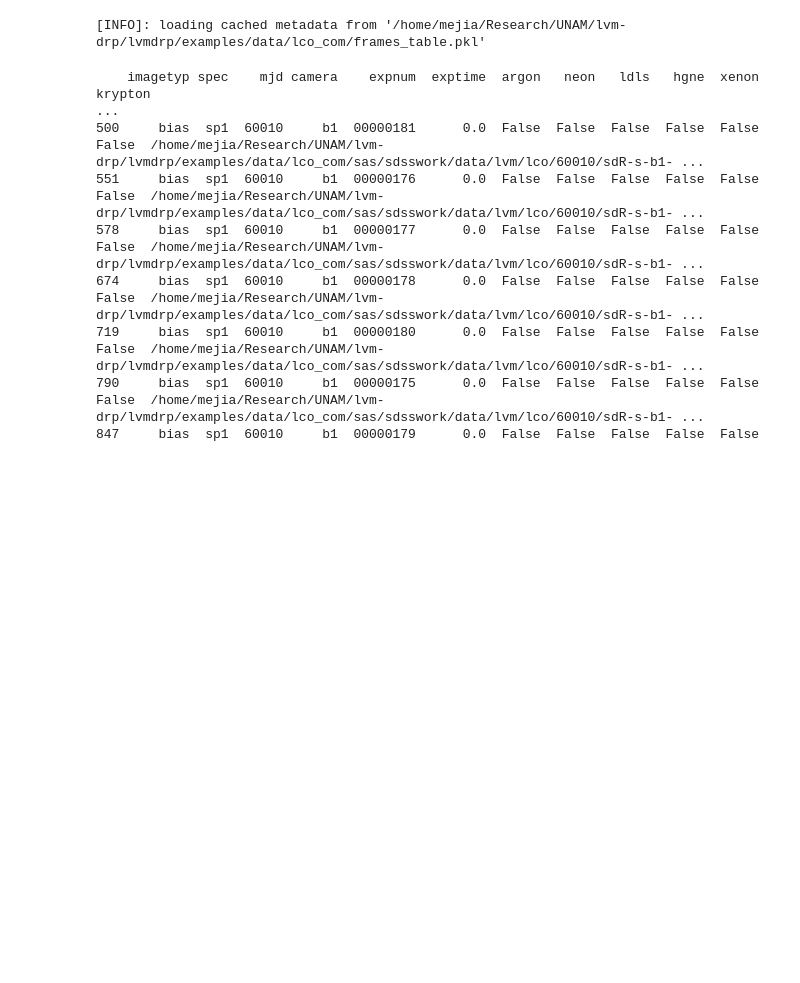
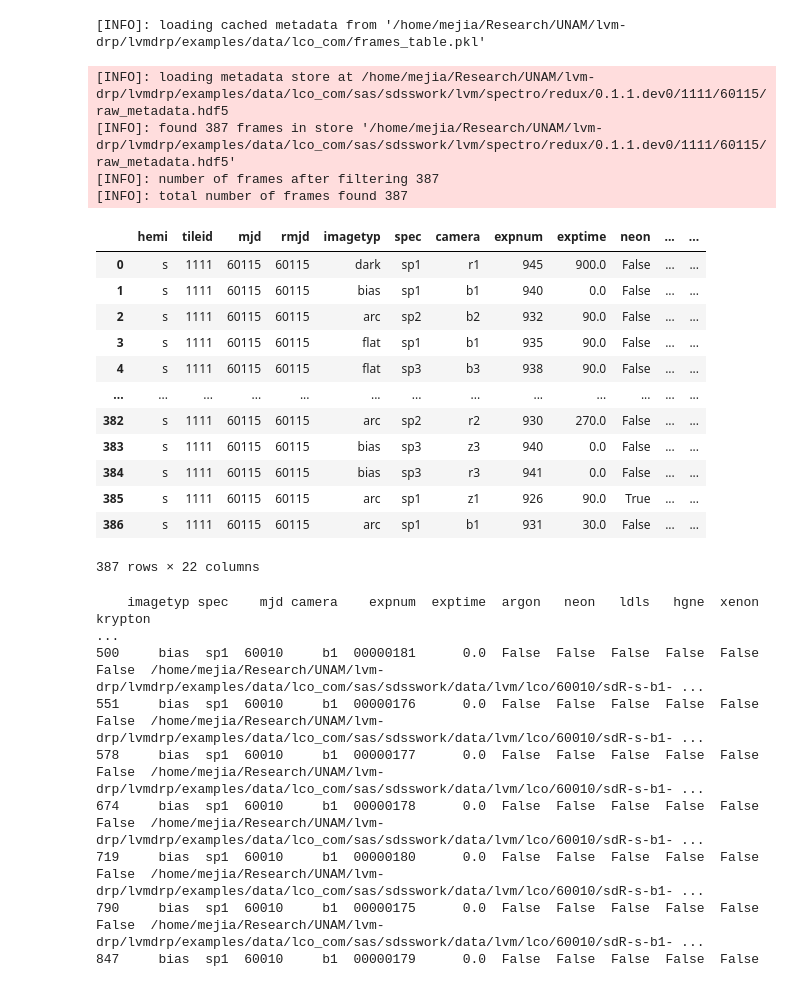
Before and after one commit to sdss/lvmdrp, a Jupyter notebook: examples/lco_com/detrending.ipynb, the cells around one changed output. Saved outputs shown, nothing was run; the diff lists cells and outputs as text; code cells hidden in the pictures; blank space fills up the shorter version.

```diff
--- a/examples/lco_com/detrending.ipynb
+++ b/examples/lco_com/detrending.ipynb
@@ -43,3 +45,24 @@ fix_lamps_metadata(metadata=frames_table, lamp_names="argon neon ldls hgne xenon
 # %% [output]
 [INFO]: loading cached metadata from '/home/mejia/Research/UNAM/lvm-drp/lvmdrp/examples/data/lco_com/frames_table.pkl'
+# %%
+frames_table = md.get_metadata(tileid="*", mjd=60115)
+frames_table
+# %% [output]
+[INFO]: loading metadata store at /home/mejia/Research/UNAM/lvm-drp/lvmdrp/examples/data/lco_com/sas/sdsswork/lvm/spectro/redux/0.1.1.dev0/1111/60115/raw_metadata.hdf5
+[INFO]: found 387 frames in store '/home/mejia/Research/UNAM/lvm-drp/lvmdrp/examples/data/lco_com/sas/sdsswork/lvm/spectro/redux/0.1.1.dev0/1111/60115/raw_metadata.hdf5'
+[INFO]: number of frames after filtering 387
+[INFO]: total number of frames found 387
+|  | hemi | tileid | mjd | rmjd | imagetyp | spec | camera | expnum | exptime | neon | ... | ... |
+| 0 | s | 1111 | 60115 | 60115 | dark | sp1 | r1 | 945 | 900.0 | False | ... | ... |
+| 1 | s | 1111 | 60115 | 60115 | bias | sp1 | b1 | 940 | 0.0 | False | ... | ... |
+| 2 | s | 1111 | 60115 | 60115 | arc | sp2 | b2 | 932 | 90.0 | False | ... | ... |
+| 3 | s | 1111 | 60115 | 60115 | flat | sp1 | b1 | 935 | 90.0 | False | ... | ... |
+| 4 | s | 1111 | 60115 | 60115 | flat | sp3 | b3 | 938 | 90.0 | False | ... | ... |
+| ... | ... | ... | ... | ... | ... | ... | ... | ... | ... | ... | ... | ... |
+| 382 | s | 1111 | 60115 | 60115 | arc | sp2 | r2 | 930 | 270.0 | False | ... | ... |
+| 383 | s | 1111 | 60115 | 60115 | bias | sp3 | z3 | 940 | 0.0 | False | ... | ... |
+| 384 | s | 1111 | 60115 | 60115 | bias | sp3 | r3 | 941 | 0.0 | False | ... | ... |
+| 385 | s | 1111 | 60115 | 60115 | arc | sp1 | z1 | 926 | 90.0 | True | ... | ... |
+| 386 | s | 1111 | 60115 | 60115 | arc | sp1 | b1 | 931 | 30.0 | False | ... | ... |
+387 rows × 22 columns
 # %%
```
Also changed, not shown: parts of 4 cells of this notebook, 1 other file.
